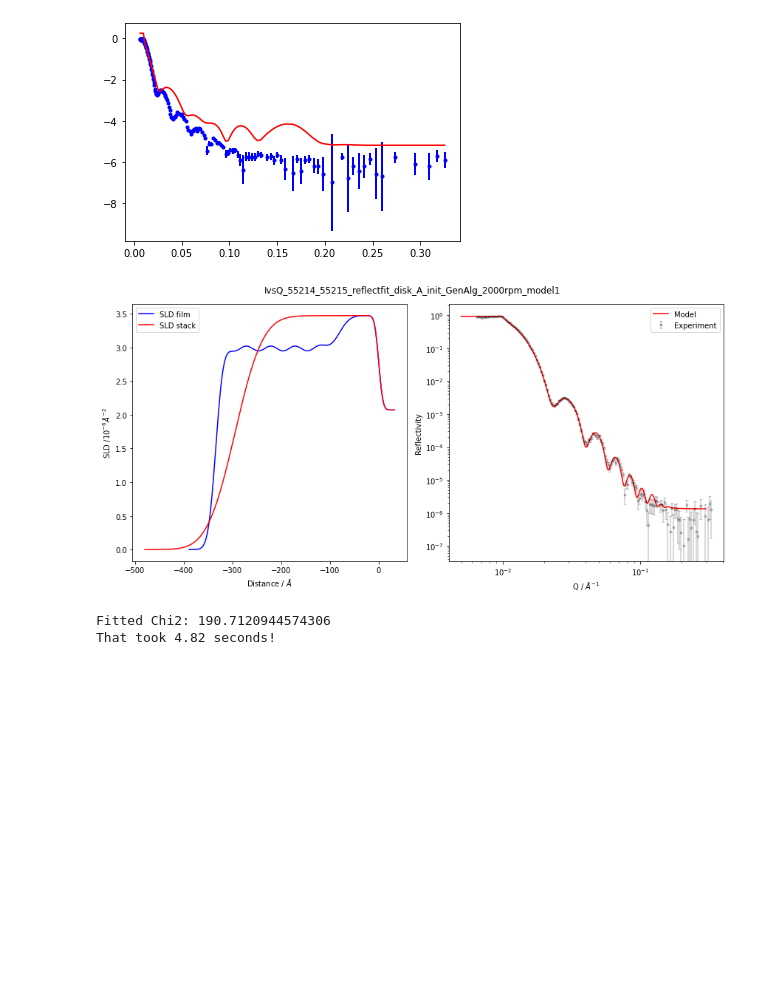
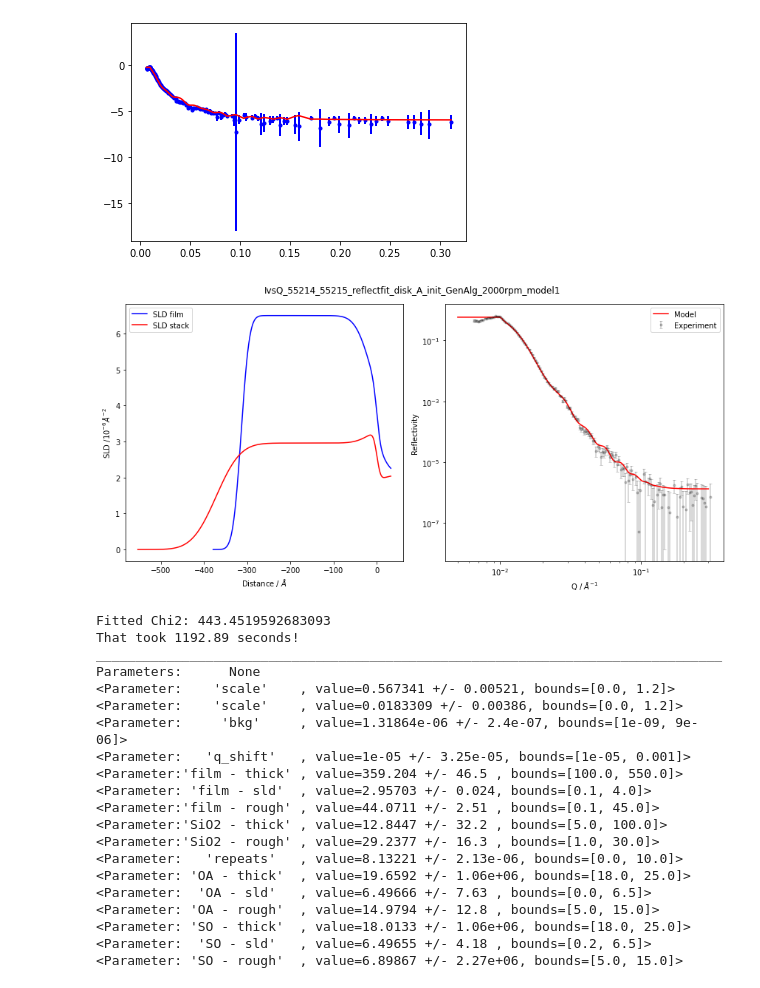
Before and after one commit to maxskoda/NR_datareduction, a Jupyter notebook: OleicAcid_onSi_May21.ipynb, the cells around one changed output. Saved outputs shown, nothing was run; the diff lists cells and outputs as text; code cells hidden in the pictures; blank space fills up the shorter version.

```diff
--- a/OleicAcid_onSi_May21.ipynb
+++ b/OleicAcid_onSi_May21.ipynb
@@ -46,22 +110,11 @@ pip install numpy
 # %%
 #@title Model parameters
 path = "/content/NR_datareduction/RB2010748/BackgroundSub_ASCII/" #@param {type:"string"}
-file_name = "BgSub_IvsQ_62459_62460.dat" #@param {type:"string"}
+file_name = "BgSub_IvsQ_62473_62474.dat" #@param {type:"string"}
 film_thickness =  242.8#@param {type:"number"}
 OA_layer_thick = 21.3917 #@param {type:"number"}
 SO_layer_thick = 23.0764 #@param {type:"number"}
 stack_repeats =  0#@param {type:"integer"}
-
-import matplotlib.pyplot as plt
-import numpy as np
-#import os.path
-import time as tm
-import pandas as pd
-import pickle
-from __future__ import print_function
-from ipywidgets import interact, interactive, fixed, interact_manual
-import ipywidgets as widgets
-
 
 
 import refnx, scipy
@@ -75,8 +128,21 @@ from refnx.reflect import SLD, MixedReflectModel, ReflectModel, Structure, Stack
 # the ReflectDataset object will contain the data
 from refnx.dataset import ReflectDataset
 
+def remove_negative(file):
+  with open(file) as f:
+    x = []
+    y = []
+    e = []
+    for line in f:
+      if float(line.split('\t')[1]) > 0:
+        xx,yy,ee = line.split('\t')
+        x.append(xx)
+        y.append(yy)
+        e.append(ee)
+  result = (x, y, e)
+  return result
 
-data_DiscA_1 = refnx.dataset.Data1D(result) #ReflectDataset(result)#path+file_name, mask=mask)
+data_DiscA_1 = ReflectDataset(remove_negative(path+file_name))
 data_DiscA_1.name = "1pc_2000RPM"
 
 #get_ipython().run_line_magic('matplotlib', 'notebook')
@@ -133,7 +199,7 @@ if model_no == 1:
     #stack |= SO_layer
     # stack.repeats = 10.0
     q_shift = Parameter(2e-4, 'q_shift')
-    stack.repeats.setp(bounds=(2,10),vary=True) # vary repeats
+    stack.repeats.setp(bounds=(0,10),vary=True) # vary repeats
     q_shift.setp(bounds=(1e-5,1e-3), vary=True)
     # assemble the structure
     structure1 = air | film_layer | sio2_layer | si_back
@@ -200,4 +266,6 @@ ax2.set_xscale('log')
 # %%
+#@title Fitting
+fit_algo = "differential_evolution" #@param ["least_squares", "differential_evolution"]
 start_time = tm.time()
 ## create 'objective'
 objective = Objective(model, data_DiscA_1, transform=Transform('logY'))
@@ -210,7 +278,7 @@ objective.plot()
 
 ## do the fit and plot result
 fitter = CurveFitter(objective)
-fitter.fit('least_squares') #least_squares
+fitter.fit(fit_algo) #least_squares
 
 
 # In[75]:
@@ -316,8 +384,10 @@ filename = '55214_55215_model{}.pkl'.format(model_no)
 #if MCMC == True:
 #    filename = '51159_55160_DA2000_beforeO3_MCMC_model{}.pkl'.format(model_no)
 
-with open(filename,'wb+') as f:
-   pickle.dump(objective,f)
+
+###pickle:###############################
+# with open(filename,'wb+') as f:
+#    pickle.dump(objective,f)
 
 #%%
 '''
@@ -363,37 +433,56 @@ for i in np.arange(len(params)):
     param_names.append(params[i].name) # str
     param_vals.append(params[i].value) # int
 
     error = params[i].stderr
     if error == None:
         error = 0
     param_err.append(error) # int
 
 # stick vals and errors together
 val_err_array = np.column_stack((param_vals,param_err))
 
 # build results dictionary key --> param, value --> array(value,error)
 fitted_params = {}
 count = 0
 for ind, name in enumerate(param_names):
     if name == 'scale' and count == 0:
         count = 1
         fitted_params[name] = val_err_array[ind,:]
     elif name == 'scale':
         fitted_params[name+'_2nd'] = val_err_array[ind,:]
     else:
         fitted_params[name] = val_err_array[ind,:]
 
 '''
 
 #%%
 end_time = tm.time()
 print('Fitted Chi2:',objective.chisqr())
 print('That took {:.2f} seconds!'.format(end_time-start_time))
+print(objective.varying_parameters())
 # %% [output]
-[figure, old version]
+[figure, new version]
-[figure, old version]
+[figure, new version]
-Fitted Chi2: 190.7120944574306
-That took 4.82 seconds!
+Fitted Chi2: 443.4519592683093
+That took 1192.89 seconds!
+________________________________________________________________________________
+Parameters:      None
+<Parameter:    'scale'    , value=0.567341 +/- 0.00521, bounds=[0.0, 1.2]>
+<Parameter:    'scale'    , value=0.0183309 +/- 0.00386, bounds=[0.0, 1.2]>
+<Parameter:     'bkg'     , value=1.31864e-06 +/- 2.4e-07, bounds=[1e-09, 9e-06]>
+<Parameter:   'q_shift'   , value=1e-05 +/- 3.25e-05, bounds=[1e-05, 0.001]>
+<Parameter:'film - thick' , value=359.204 +/- 46.5 , bounds=[100.0, 550.0]>
+<Parameter: 'film - sld'  , value=2.95703 +/- 0.024, bounds=[0.1, 4.0]>
+<Parameter:'film - rough' , value=44.0711 +/- 2.51 , bounds=[0.1, 45.0]>
+<Parameter:'SiO2 - thick' , value=12.8447 +/- 32.2 , bounds=[5.0, 100.0]>
+<Parameter:'SiO2 - rough' , value=29.2377 +/- 16.3 , bounds=[1.0, 30.0]>
+<Parameter:   'repeats'   , value=8.13221 +/- 2.13e-06, bounds=[0.0, 10.0]>
+<Parameter: 'OA - thick'  , value=19.6592 +/- 1.06e+06, bounds=[18.0, 25.0]>
+<Parameter:  'OA - sld'   , value=6.49666 +/- 7.63 , bounds=[0.0, 6.5]>
+<Parameter: 'OA - rough'  , value=14.9794 +/- 12.8 , bounds=[5.0, 15.0]>
+<Parameter: 'SO - thick'  , value=18.0133 +/- 1.06e+06, bounds=[18.0, 25.0]>
+<Parameter:  'SO - sld'   , value=6.49655 +/- 4.18 , bounds=[0.2, 6.5]>
+<Parameter: 'SO - rough'  , value=6.89867 +/- 2.27e+06, bounds=[5.0, 15.0]>
 # %%
 print(objective.varying_parameters())
 # output_df
```
Also changed, not shown: parts of 7 cells of this notebook.
